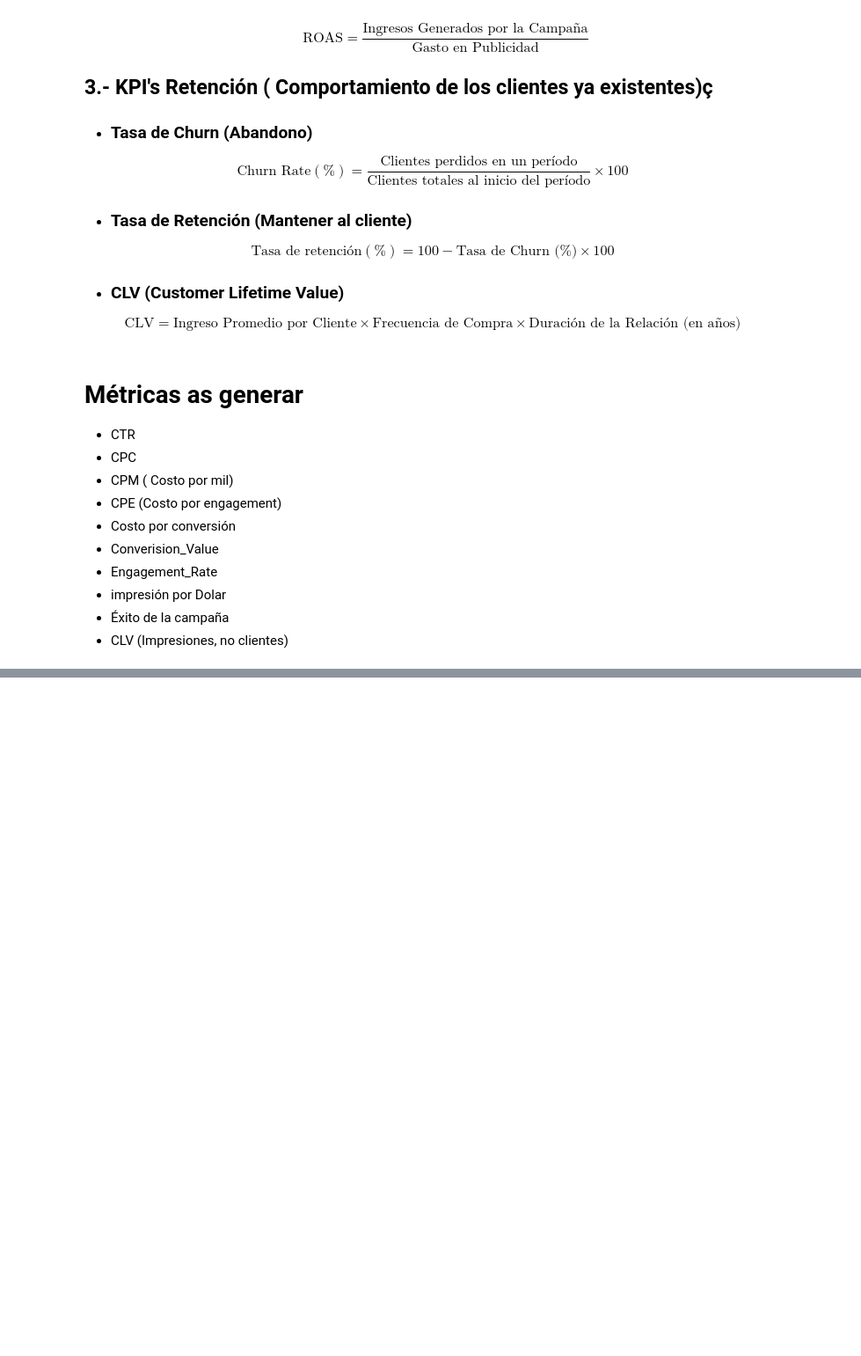
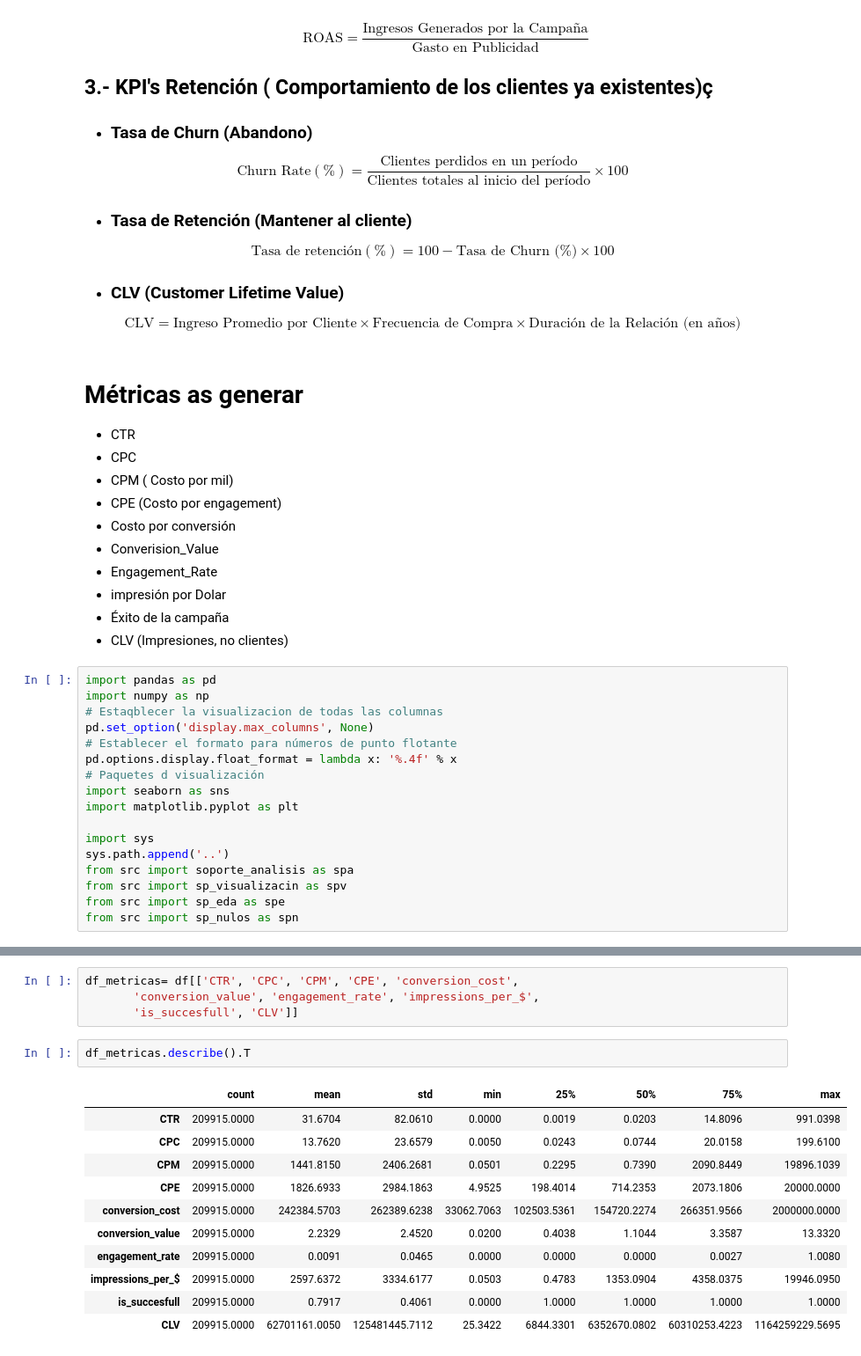
Before and after one commit to Mariadelmardp/ProyectoEDAmarketing, a Jupyter notebook: jupyter/marketing.ipynb, the cells around one changed output, grey strips where cells are left out. Shown: that part at 88% size. Cells and saved outputs as stored; diff of their text form; blank space fills up the shorter version.

```diff
--- a/jupyter/marketing.ipynb
+++ b/jupyter/marketing.ipynb
@@ -74,3 +74,20 @@
 - impresión por Dolar
 - Éxito de la campaña
 - CLV (Impresiones, no clientes)
+# %%
+import pandas as pd
+import numpy as np
+# Estaqblecer la visualizacion de todas las columnas
+pd.set_option('display.max_columns', None)
+# Establecer el formato para números de punto flotante
+pd.options.display.float_format = lambda x: '%.4f' % x
+# Paquetes d visualización
+import seaborn as sns
+import matplotlib.pyplot as plt
+
+import sys
+sys.path.append('..')
+from src import soporte_analisis as spa
+from src import sp_visualizacin as spv
+from src import sp_eda as spe
+from src import sp_nulos as spn
@@ -76,0 +127,18 @@
+# %%
+df_metricas= df[['CTR', 'CPC', 'CPM', 'CPE', 'conversion_cost',
+       'conversion_value', 'engagement_rate', 'impressions_per_$',
+       'is_succesfull', 'CLV']]
+# %%
+df_metricas.describe().T
+# %% [output]
+|  | count | mean | std | min | 25% | 50% | 75% | max |
+| CTR | 209915.0000 | 31.6704 | 82.0610 | 0.0000 | 0.0019 | 0.0203 | 14.8096 | 991.0398 |
+| CPC | 209915.0000 | 13.7620 | 23.6579 | 0.0050 | 0.0243 | 0.0744 | 20.0158 | 199.6100 |
+| CPM | 209915.0000 | 1441.8150 | 2406.2681 | 0.0501 | 0.2295 | 0.7390 | 2090.8449 | 19896.1039 |
+| CPE | 209915.0000 | 1826.6933 | 2984.1863 | 4.9525 | 198.4014 | 714.2353 | 2073.1806 | 20000.0000 |
+| conversion_cost | 209915.0000 | 242384.5703 | 262389.6238 | 33062.7063 | 102503.5361 | 154720.2274 | 266351.9566 | 2000000.0000 |
+| conversion_value | 209915.0000 | 2.2329 | 2.4520 | 0.0200 | 0.4038 | 1.1044 | 3.3587 | 13.3320 |
+| engagement_rate | 209915.0000 | 0.0091 | 0.0465 | 0.0000 | 0.0000 | 0.0000 | 0.0027 | 1.0080 |
+| impressions_per_$ | 209915.0000 | 2597.6372 | 3334.6177 | 0.0503 | 0.4783 | 1353.0904 | 4358.0375 | 19946.0950 |
+| is_succesfull | 209915.0000 | 0.7917 | 0.4061 | 0.0000 | 1.0000 | 1.0000 | 1.0000 | 1.0000 |
+| CLV | 209915.0000 | 62701161.0050 | 125481445.7112 | 25.3422 | 6844.3301 | 6352670.0802 | 60310253.4223 | 1164259229.5695 |
```
Also changed, not shown: parts of 5 cells of this notebook, 1 other file.
